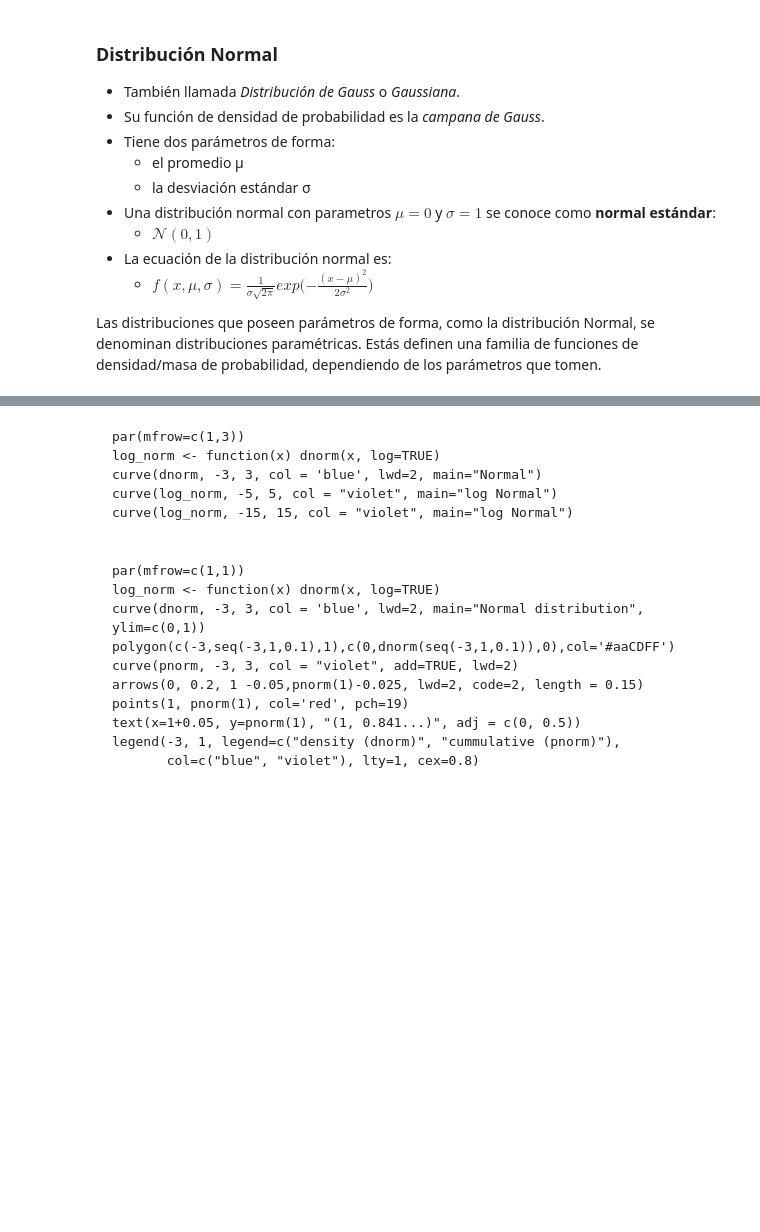
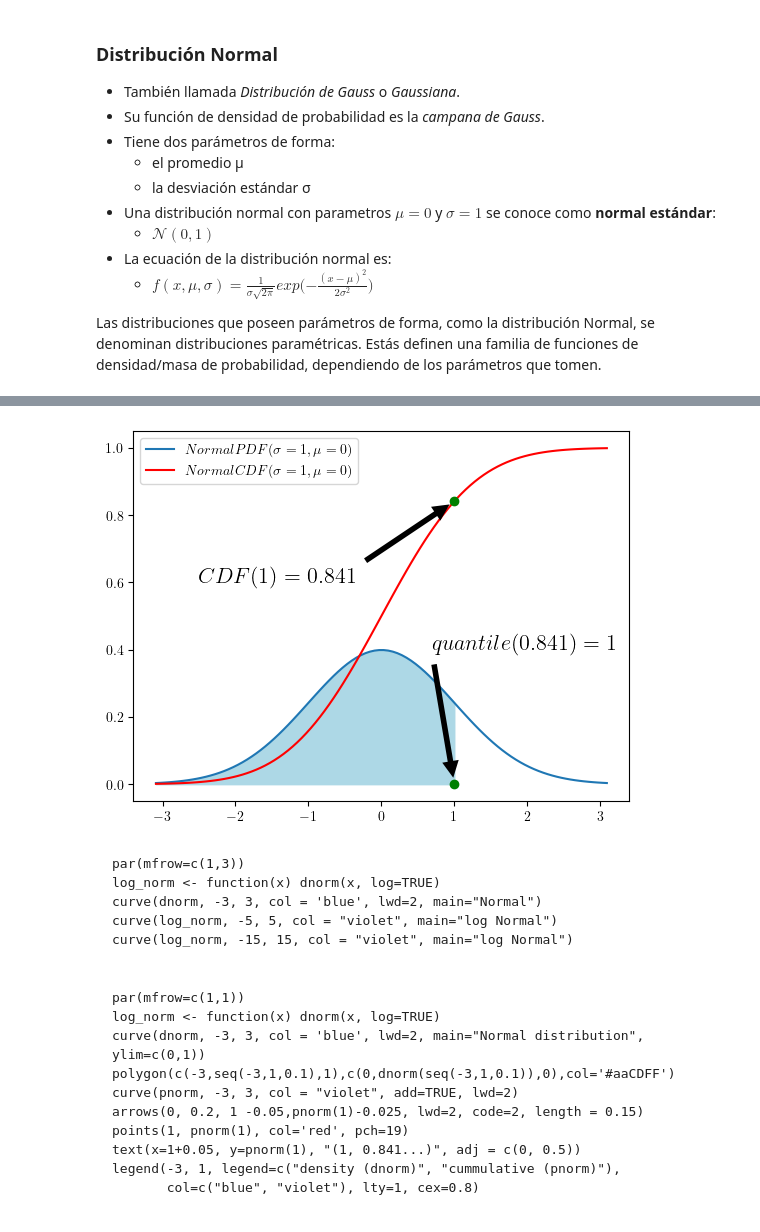
Before and after one commit to javieriserte/qualitative-data-course, a Jupyter notebook: classes/C01.1.Variables_y_funciones.ipynb, the cells around one changed output, grey strips where cells are left out. Cells and saved outputs as stored; diff of their text form; code cells hidden in the pictures; blank space fills up the shorter version.

```diff
--- a/classes/C01.1.Variables_y_funciones.ipynb
+++ b/classes/C01.1.Variables_y_funciones.ipynb
@@ -169,3 +184,8 @@ de densidad/masa de probabilidad, dependiendo de los parámetros que tomen.
+# %%
+import C01
+C01.normal_dist_description()
+# %% [output]
+[figure, added]
 # %% [markdown]
 
 
```
Also changed, not shown: parts of 4 cells of this notebook, 1 other file.
